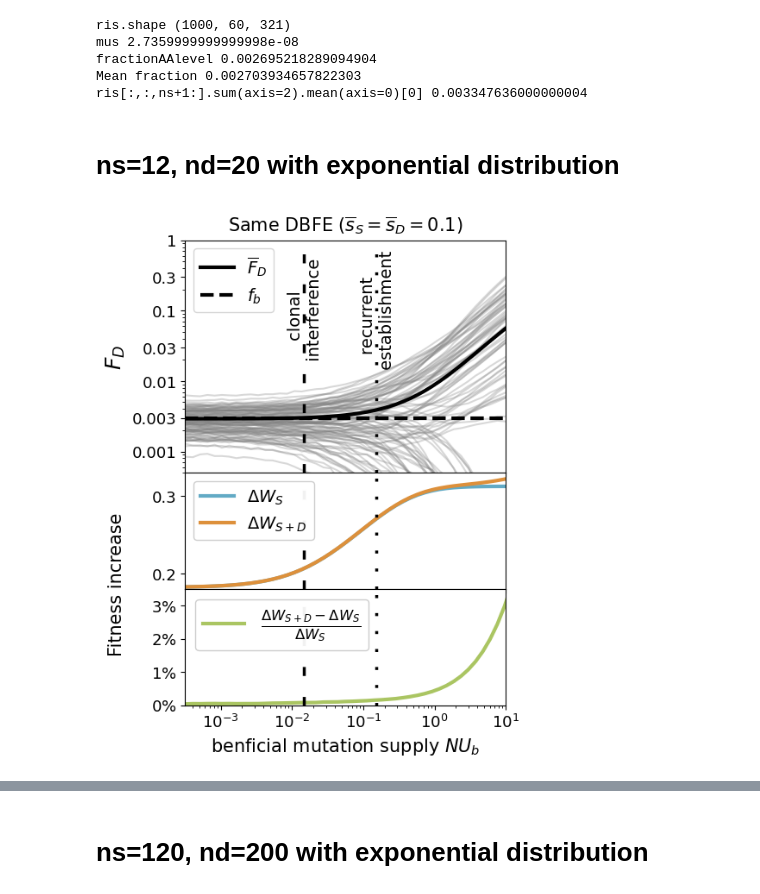
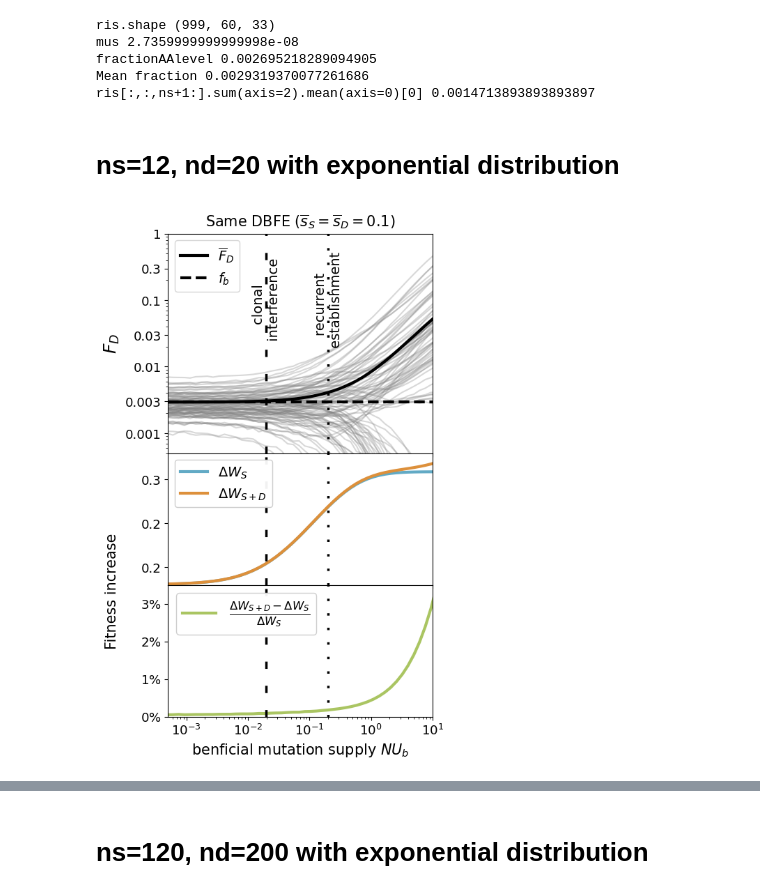
Before and after one commit to AlexKI123/DoublesProject, a Jupyter notebook: Code/WFModel/Plotting/Plot_Random_Result.ipynb, the cells around one changed output, grey strips where cells are left out. Drawn from its saved outputs; the diff is of its cells as text; code cells hidden in the pictures.

```diff
--- a/Code/WFModel/Plotting/Plot_Random_Result.ipynb
+++ b/Code/WFModel/Plotting/Plot_Random_Result.ipynb
@@ -15,8 +15,8 @@ import matplotlib.ticker as ticker
 def calc_harmonic(n):
     return sum(1/d for d in range(1, n + 1))
 # %%
-ns = 120  #12 or 120
-nd = 200  #20 or 200
+ns = 12  #12 or 120
+nd = 20  #20 or 200
 #s=0.1
 
 ########################################################
@@ -27,13 +27,17 @@ nd = 200  #20 or 200
 
 #folder = '/Users/alexander/Desktop/RandomLandscapes/dataExp_s01'
 #folder = '/Users/alexander/Desktop/RandomLandscapes/dataExp_ss01_sd008'
-folder = '/Users/alexander/Desktop/RandomLandscapes/dataExp_ss008_sd01'
+#folder = '/Users/alexander/Desktop/RandomLandscapes/dataExp_ss008_sd01'
 
 #Fig S6: ns=12 & nd=20
 #folder = '/Users/alex/polybox/MNM/ClusterCode/Data_alpha0004/data_avg1m_ns12_nd20_s01_v3'
 #folder = '/Users/alexander/Desktop/RandomLandscapes/Old/mean01ns12nd20_exp'
 #folder = '/Users/alexander/Desktop/RandomLandscapes/Old/meanS01D005ns12nd20_exp'
 #folder = '/Users/alexander/Desktop/RandomLandscapes/Old/meanS005D01ns12nd20_exp'
+
+#folder = '/Users/alexander/Desktop/RandomLandscapes/dataExp_s01_small'
+folder = '/Users/alexander/Desktop/RandomLandscapes/dataExp_ss01_sd005_small'
+#folder = '/Users/alexander/Desktop/RandomLandscapes/dataExp_ss005_sd01_small'
 
 
 #Fig S5: ns=120 & nd=200 with Pareto distribution
@@ -128,24 +132,23 @@ for j in range(ris.shape[1]):
 ΔW_S = np.array(ΔW_S)
 y= (ΔW_SD-ΔW_S)/ΔW_S
 # %% [output]
-ris.shape (1000, 60, 321)
+ris.shape (999, 60, 33)
 mus 2.7359999999999998e-08
-fractionAAlevel 0.002695218289094904
-Mean fraction 0.002703934657822303
-ris[:,:,ns+1:].sum(axis=2).mean(axis=0)[0] 0.003347636000000004
+fractionAAlevel 0.002695218289094905
+Mean fraction 0.0029319370077261686
+ris[:,:,ns+1:].sum(axis=2).mean(axis=0)[0] 0.0014713893893893897
 # %% [markdown]
 # ns=12, nd=20 with exponential distribution
 # %%
 # Create two subplots sharing y axis
-fig, axes = plt.subplots(3, figsize=(4.8, 7), sharex=True, gridspec_kw={'height_ratios': [2, 1,1]})#, hspace=0.2, wspace=0.2))
-
+fig, axes = plt.subplots(3, figsize=(4.9, 9), sharex=True, gridspec_kw={'height_ratios': [2, 1.2,1.2]})#, hspace=0.2, wspace=0.2))
 
 # Remove the margin between subplots
 plt.subplots_adjust(hspace=0)
 
 ii = 0
 for r in ris:
-    if ii > 500 and ii <=600:
+    if ii >= 0 and ii <100:
         axes[0].plot(x,np.sum(r[:,ns+1:],axis = 1),color="grey",alpha=0.3)
     ii +=1
 
@@ -155,12 +158,12 @@ axes[0].axhline([fraction_of_time_a_AAsub_only_due_to_doubles], linestyle="--",
 
 epsilon=1
 axes[0].axvline([np.real(epsilon/(4*lambertw(epsilon/(4*U))))], linestyle=(0, (3, 7)), color="black",linewidth=2.5)
-axes[0].axvline([np.real(epsilon*ns/(4*lambertw(epsilon/(4*mus/5.80))))], linestyle=(0, (1, 5)), color="black",linewidth=2.5)
+axes[0].axvline([np.real(epsilon*ns/(4*lambertw(epsilon/(4*mus/6.09))))], linestyle=(0, (1, 5)), color="black",linewidth=2.5)
 
 
 # Add text at the vertical line
 axes[0].text(np.real(epsilon/(4*lambertw(epsilon/(4*U))))+0.0006, 0.095, 'clonal \n interference', rotation=90, verticalalignment='center', horizontalalignment='center', multialignment='center', fontsize=14)
-axes[0].text(np.real(epsilon*ns/(4*lambertw(epsilon/(4*mus/5.80))))+0.005, 0.095, 'recurrent \n establishment', rotation=90, verticalalignment='center', horizontalalignment='center', multialignment='center', fontsize=14)
+axes[0].text(np.real(epsilon*ns/(4*lambertw(epsilon/(4*mus/6.09))))+0.005, 0.095, 'recurrent \n establishment', rotation=90, verticalalignment='center', horizontalalignment='center', multialignment='center', fontsize=14)
 
 axes[0].set_ylabel('$F_D$', fontsize=18)
 axes[0].set_title('Same DBFE ($\\overline{s}_S=\overline{s}_D=0.1$)', fontsize=15,pad=8)
@@ -180,7 +183,7 @@ axes[1].plot(x,ΔW_S, linewidth = 3, color="#62AAC5", label="$\Delta W_{S}$")
 axes[1].plot(x,ΔW_SD, linewidth = 3, color = "#DD903B", label="$\Delta W_{S+D}$")
 
 axes[1].axvline([np.real(epsilon/(4*lambertw(epsilon/(4*U))))], linestyle=(0, (3, 7)), color="black",linewidth=2.5)
-axes[1].axvline([np.real(epsilon*ns/(4*lambertw(epsilon/(4*mus/5.80))))], linestyle=(0, (1, 5)), color="black",linewidth=2.5)
+axes[1].axvline([np.real(epsilon*ns/(4*lambertw(epsilon/(4*mus/6.09))))], linestyle=(0, (1, 5)), color="black",linewidth=2.5)
 
 
 axes[1].tick_params(axis='y', labelsize=13)
@@ -197,44 +200,41 @@ axes[2].plot(x,(ΔW_SD-ΔW_S)/ΔW_S, linewidth = 3, color = "#AAC562", label="$\
 
 
 axes[2].axvline([np.real(epsilon/(4*lambertw(epsilon/(4*U))))], linestyle=(0, (3, 7)), color="black",linewidth=2.5)
-axes[2].axvline([np.real(epsilon*ns/(4*lambertw(epsilon/(4*mus/5.80))))], linestyle=(0, (1, 5)), color="black",linewidth=2.5)
+axes[2].axvline([np.real(epsilon*ns/(4*lambertw(epsilon/(4*mus/6.09))))], linestyle=(0, (1, 5)), color="black",linewidth=2.5)
 
 axes[2].set_ylim(0.0001,0.035)
 #axes[2].set_yscale("log")
 
 
 axes[2].set_yticks([0.0,0.01,0.02, 0.03])
 axes[2].set_yticklabels(["$0 \\%$","$1 \\%$","$2 \\%$", "$3 \\%$"], fontsize=13)
 
 legend = axes[2].legend(fontsize=17)
 legend.get_frame().set_alpha(0.95)
 
 
 
 axes[2].set_xlabel('benficial mutation supply $NU_b$', fontsize=15)
-axes[2].set_xlim(10**(-3.5),10)
+axes[2].set_xlim(10**(-3.3),10)
 axes[2].set_xscale("log")
 
 fig.text(-0.06, 0.31, 'Fitness increase', va='center', rotation='vertical', fontsize=15)
 
 
 plt.tick_params(axis="x", labelsize=13)
 
 
 handles, labels = axes[0].get_legend_handles_labels()
 
 for ax in axes.flatten()[1:]:
     handles_temp, labels_temp = ax.get_legend_handles_labels()
     handles += handles_temp
     labels += labels_temp
 
 
-
-
-#plt.savefig("FD_W_12_sigma01.pdf", bbox_inches='tight')
-
+plt.savefig("FD_W_12_sigma01.pdf", transparent=True, bbox_inches='tight')
 plt.show()
 # %% [output]
-[figure, old version]
+[figure, new version]
 # %%
 # Create two subplots sharing y axis
```
Also changed, not shown: parts of 2 cells of this notebook, 1 other file.
